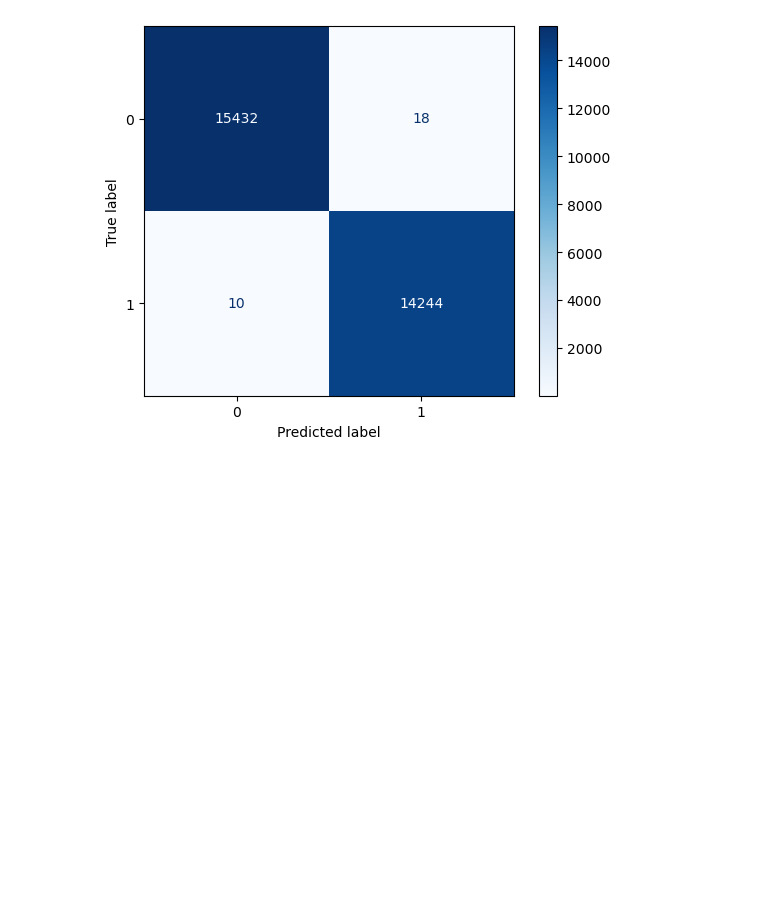
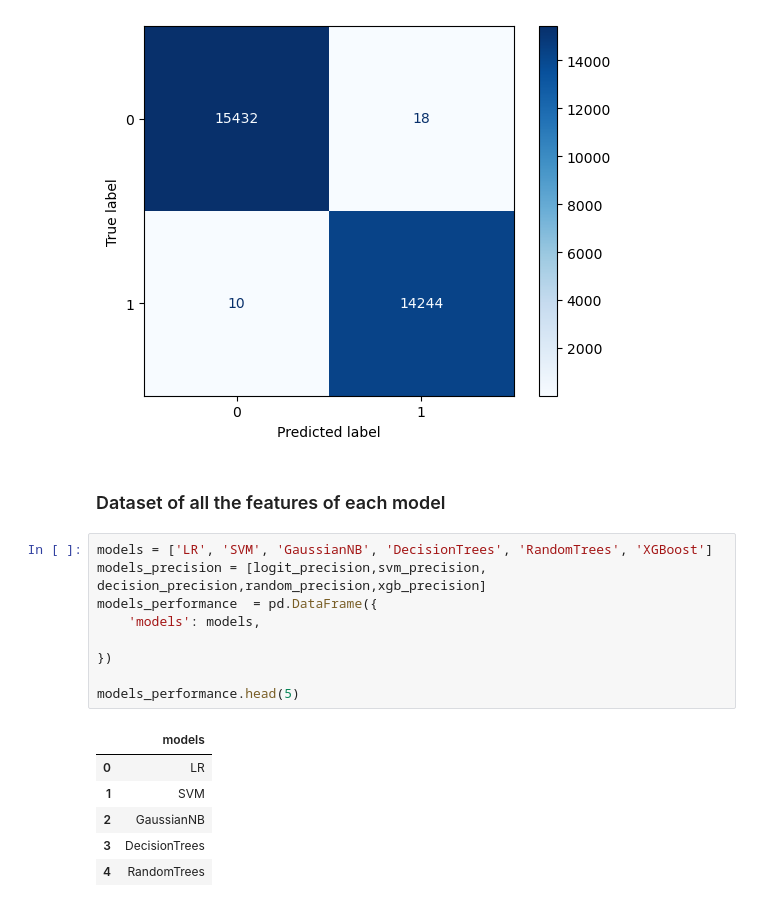
Before and after one commit to suzaladhikari/Network_Intrusion_Detector, a Jupyter notebook: Models/binaryclassifier.ipynb, the cells around one changed output. Saved outputs shown, nothing was run; the diff lists cells and outputs as text; blank space fills up the shorter version.

Commit message:
Data Frame for model's evaluation has been made

```diff
--- a/Models/binaryclassifier.ipynb
+++ b/Models/binaryclassifier.ipynb
@@ -417,3 +416,21 @@ xgb_roc_score = roc_auc_score(y_test, xgb_testing_pred)
    macro avg       1.00      1.00      1.00     29704
 weighted avg       1.00      1.00      1.00     29704
 [figure]
+# %% [markdown]
+### Dataset of all the features of each model
+# %%
+models = ['LR', 'SVM', 'GaussianNB', 'DecisionTrees', 'RandomTrees', 'XGBoost']
+models_precision = [logit_precision,svm_precision, decision_precision,random_precision,xgb_precision]
+models_performance  = pd.DataFrame({
+    'models': models,
+
+})
+
+models_performance.head(5)
+# %% [output]
+|  | models |
+| 0 | LR |
+| 1 | SVM |
+| 2 | GaussianNB |
+| 3 | DecisionTrees |
+| 4 | RandomTrees |
```
Also changed, not shown: parts of 1 cell of this notebook.
